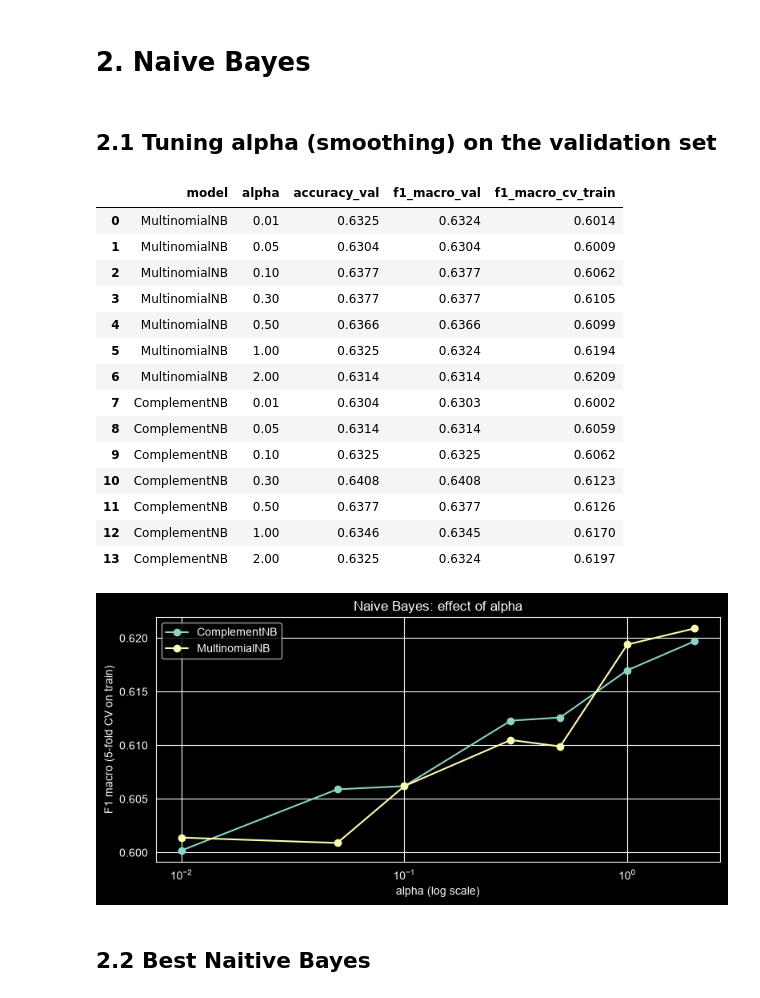
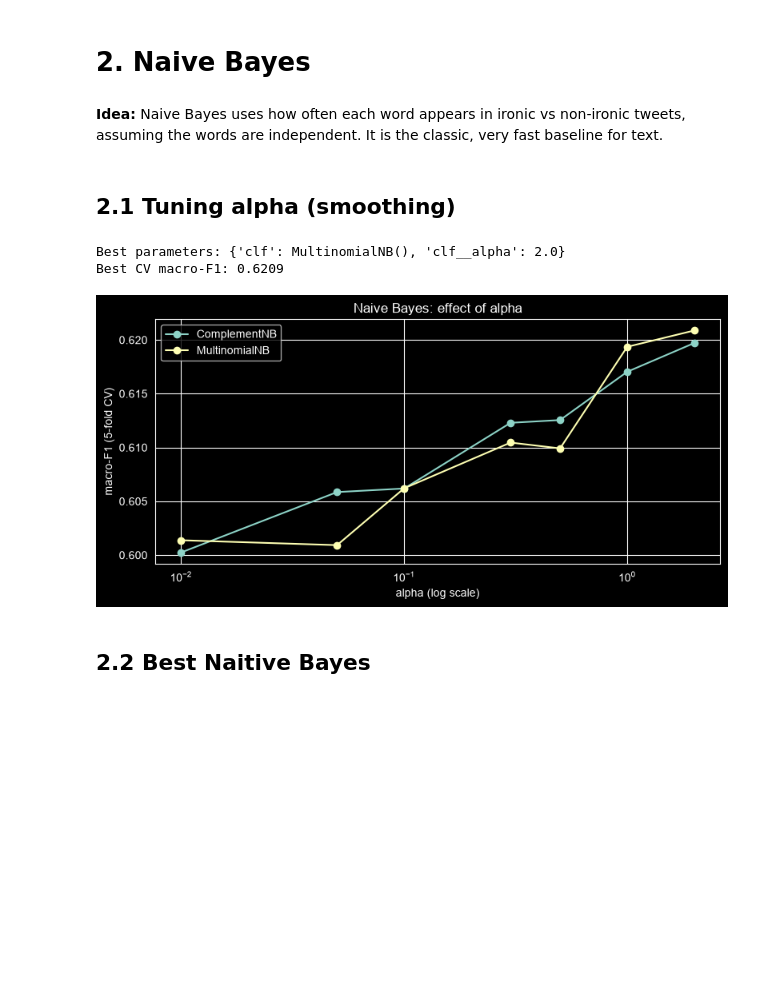
Before and after one commit to MohamedChaker-bha/irony-detection, a Jupyter notebook: notebooks/02_nb_logreg.ipynb, the cells around one changed output. Drawn from its saved outputs; the diff is of its cells as text; code cells hidden in the pictures; blank space fills up the shorter version.

```diff
--- a/notebooks/02_nb_logreg.ipynb
+++ b/notebooks/02_nb_logreg.ipynb
@@ -159,56 +155,43 @@ F1 macro (validation) : 0.6345
 Table value           : 0.6345
 # %% [markdown]
 # 2. Naive Bayes
-# %% [markdown]
-## 2.1 Tuning alpha (smoothing) on the validation set
+# %% [markdown]
+**Idea:** Naive Bayes uses how often each word appears in ironic vs non-ironic tweets, assuming the words are independent. It is the classic, very fast baseline for text.
+# %% [markdown]
+## 2.1 Tuning alpha (smoothing)
 # %%
-alphas = [0.01, 0.05, 0.1, 0.3, 0.5, 1.0, 2.0]
-rows = []
-for nom, Model in [("MultinomialNB",MultinomialNB ),("ComplementNB",ComplementNB)]:
-    for alpha in alphas:
-        m= build_pipeline(Model(alpha=alpha))
-        m.fit(X_train, y_train)
-        pred = m.predict(X_val)
+nb_grid = GridSearchCV(
+    build_pipeline(MultinomialNB()),
+    param_grid={
+        "clf": [MultinomialNB(), ComplementNB()],
+        "clf__alpha": [0.01, 0.05, 0.1, 0.3, 0.5, 1.0, 2.0],
+    },
+    cv=cv,
+    scoring="f1_macro",
+)
+nb_grid.fit(X_train, y_train)
 
-        cv_f1=cross_val_score(m, X_train, y_train, cv=cv, scoring="f1_macro").mean()
+print("Best parameters:", nb_grid.best_params_)
+print("Best CV macro-F1:", round(nb_grid.best_score_, 4))
 
-        rows.append({
-            "model" : nom,
-            "alpha" : alpha,
-            "accuracy_val" : accuracy_score(y_val, pred),
-            "f1_macro_val" : f1_score(y_val, pred, average="macro"),
-            "f1_macro_cv_train" : cv_f1,
-        })
-nb_results= pd.DataFrame(rows).round(4)
-display(nb_results)
+nb_cv = pd.DataFrame(nb_grid.cv_results_)
+nb_cv["model"] = nb_cv["param_clf"].astype(str).str.replace("()", "", regex=False)
+nb_cv = nb_cv.rename(columns={"param_clf__alpha": "alpha", "mean_test_score": "f1_macro_cv", "std_test_score": "cv_std"})
 
 plt.figure(figsize=(8, 4))
-for nom, groupe in nb_results.groupby("model"):
-    plt.plot(groupe["alpha"], groupe["f1_macro_cv_train"], marker="o", label=nom)
+for name, group in nb_cv.groupby("model"):
+    plt.plot(group["alpha"], group["f1_macro_cv"], marker="o", label=name)
 plt.xscale("log")
 plt.xlabel("alpha (log scale)")
-plt.ylabel("F1 macro (5-fold CV on train)")
+plt.ylabel("macro-F1 (5-fold CV)")
 plt.title("Naive Bayes: effect of alpha")
 plt.legend()
 plt.tight_layout()
 plt.show()
 # %% [output]
-|  | model | alpha | accuracy_val | f1_macro_val | f1_macro_cv_train |
-| 0 | MultinomialNB | 0.01 | 0.6325 | 0.6324 | 0.6014 |
-| 1 | MultinomialNB | 0.05 | 0.6304 | 0.6304 | 0.6009 |
-| 2 | MultinomialNB | 0.10 | 0.6377 | 0.6377 | 0.6062 |
-| 3 | MultinomialNB | 0.30 | 0.6377 | 0.6377 | 0.6105 |
-| 4 | MultinomialNB | 0.50 | 0.6366 | 0.6366 | 0.6099 |
-| 5 | MultinomialNB | 1.00 | 0.6325 | 0.6324 | 0.6194 |
-| 6 | MultinomialNB | 2.00 | 0.6314 | 0.6314 | 0.6209 |
-| 7 | ComplementNB | 0.01 | 0.6304 | 0.6303 | 0.6002 |
-| 8 | ComplementNB | 0.05 | 0.6314 | 0.6314 | 0.6059 |
-| 9 | ComplementNB | 0.10 | 0.6325 | 0.6325 | 0.6062 |
-| 10 | ComplementNB | 0.30 | 0.6408 | 0.6408 | 0.6123 |
-| 11 | ComplementNB | 0.50 | 0.6377 | 0.6377 | 0.6126 |
-| 12 | ComplementNB | 1.00 | 0.6346 | 0.6345 | 0.6170 |
-| 13 | ComplementNB | 2.00 | 0.6325 | 0.6324 | 0.6197 |
+Best parameters: {'clf': MultinomialNB(), 'clf__alpha': 2.0}
+Best CV macro-F1: 0.6209
-[figure, old version]
+[figure, new version]
 # %% [markdown]
 ## 2.2 Best Naitive Bayes
 # %%
```
Also changed, not shown: parts of 9 cells of this notebook, 2 other files.
